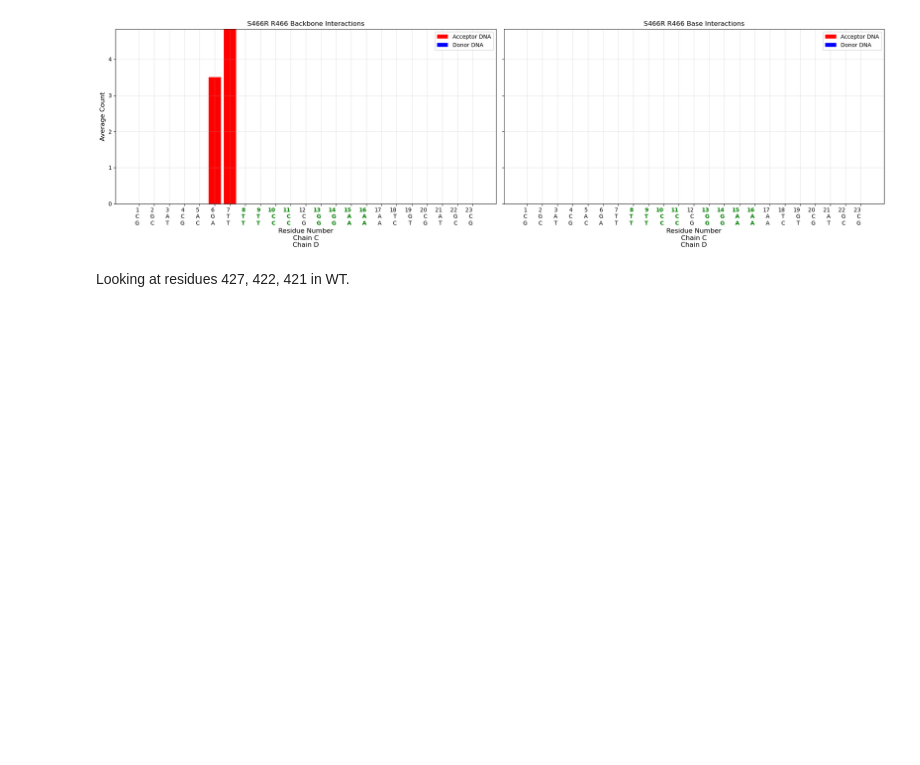
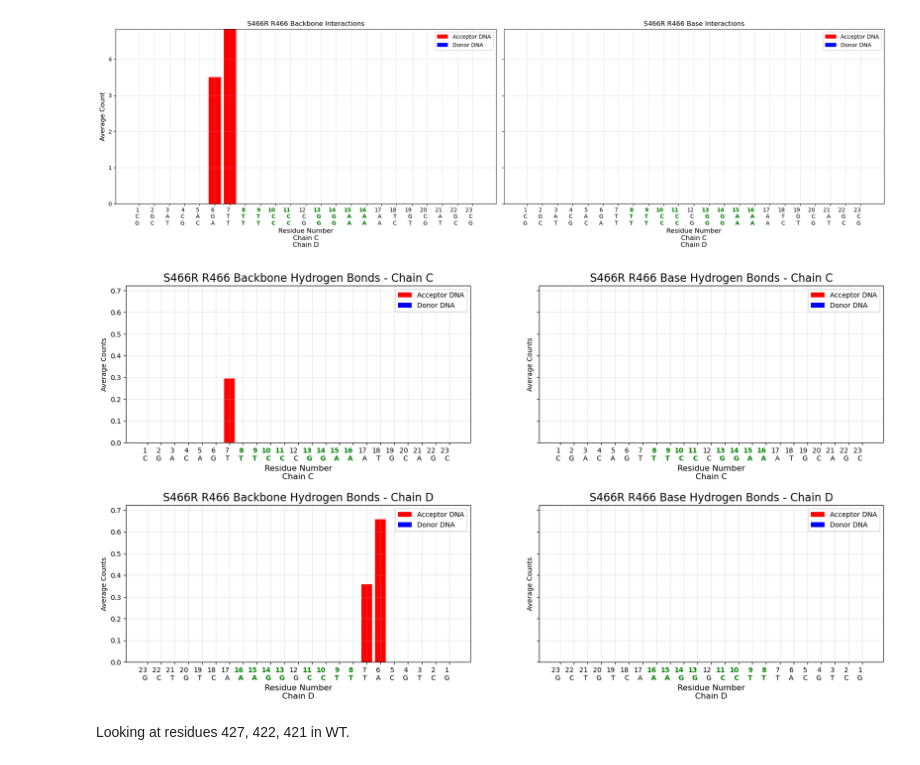
Before and after one commit to lacilab/IMDIA, a Jupyter notebook: scripts/notebooks/WT_S466R_hbonds_comparison_1.2.ipynb, the cells around one changed output. Saved outputs shown, nothing was run; the diff lists cells and outputs as text; code cells hidden in the pictures; blank space fills up the shorter version.

Commit message:
Improved hbond graph with total count avg per DNA strand.

```diff
--- a/scripts/notebooks/WT_S466R_hbonds_comparison_1.2.ipynb
+++ b/scripts/notebooks/WT_S466R_hbonds_comparison_1.2.ipynb
@@ -1451,3 +1533,23 @@ consensus_residues = [8, 9, 10, 11, 13, 14, 15, 16]
+# %%
+def plot_dnaseq_bb_base_totalcount(df_donor, df_acceptor, replicates, section1, title1, section2, title2):
+    # Create figure with two subplots
+    fig, axes = plt.subplots(2, 2, figsize=(20, 10), sharey=True)
+
+    # Plot backbone and base interactions (assuming plot_interactions is defined)
+    plot_interactions_totalcount_dnachains(axes[0,0], df_donor, df_acceptor, section1, 'C', title1, replicates)
+    plot_interactions_totalcount_dnachains(axes[0,1], df_donor, df_acceptor, section2, 'C', title2, replicates)
+    plot_interactions_totalcount_dnachains(axes[1,0], df_donor, df_acceptor, section1, 'D', title1, replicates)
+    plot_interactions_totalcount_dnachains(axes[1,1], df_donor, df_acceptor, section2, 'D', title2, replicates)
+
+    # Set the same y-limit for all axes
+    flat_axes = axes.flatten()
+    y_max = max(ax.get_ylim()[1] for ax in flat_axes) * 1.1  # add 10% margin
+
+    for ax in flat_axes:
+        ax.set_ylim(0, y_max)
+
+    plt.subplots_adjust(hspace=0.4)
+    plt.show()
 # %%
 # Filter data for donor and acceptor at residue 466
 donor_S466R = combined_df_S466R[combined_df_S466R['donor_res_num_adjusted'] == 466]
@@ -1486,6 +1588,21 @@ plt.tight_layout()
 plt.show()
 # %% [output]
 [figure]
+# %%
+mut = 'S466R'
+focus_resid = 466
+focus_resn = 'R'
+reps = len(S466R_dfs)
+title_common = f'{mut} {focus_resn}{focus_resid}'
+
+# Filter data for donor and acceptor at residue 419
+donor_S466R = combined_df_S466R[combined_df_S466R['donor_res_num_adjusted'] == focus_resid]
+acceptor_S466R = combined_df_S466R[combined_df_S466R['acceptor_res_num_adjusted'] == focus_resid]
+
+plot_dnaseq_bb_base_totalcount(donor_S466R, acceptor_S466R, reps, 'backbone', f'{title_common} Backbone Hydrogen Bonds',
+                    'base', f'{title_common} Base Hydrogen Bonds')
+# %% [output]
+[figure, added]
 # %% [markdown]
 Looking at residues 427, 422, 421 in WT.
 # %%
```
Also changed, not shown: parts of 8 cells of this notebook, 17 other files.
